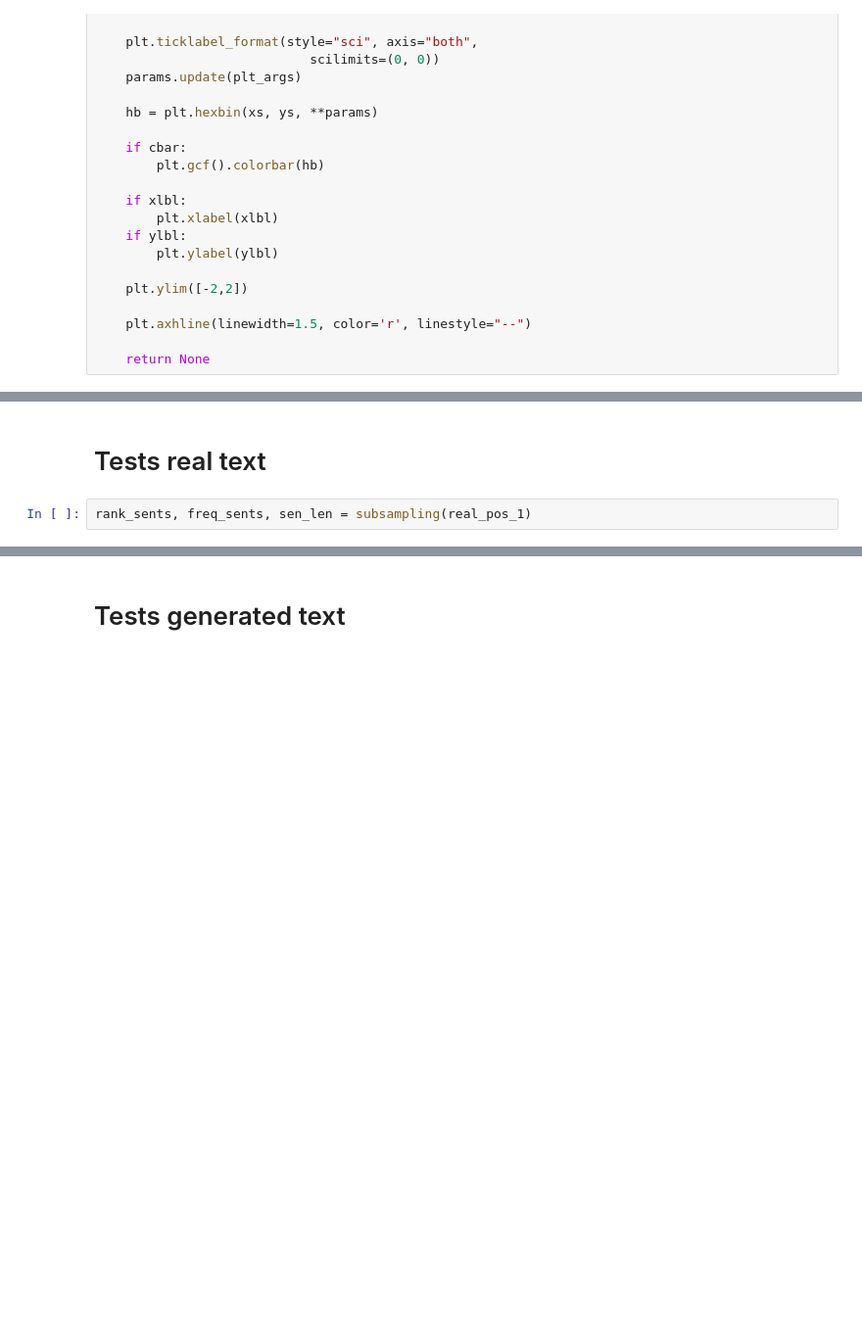
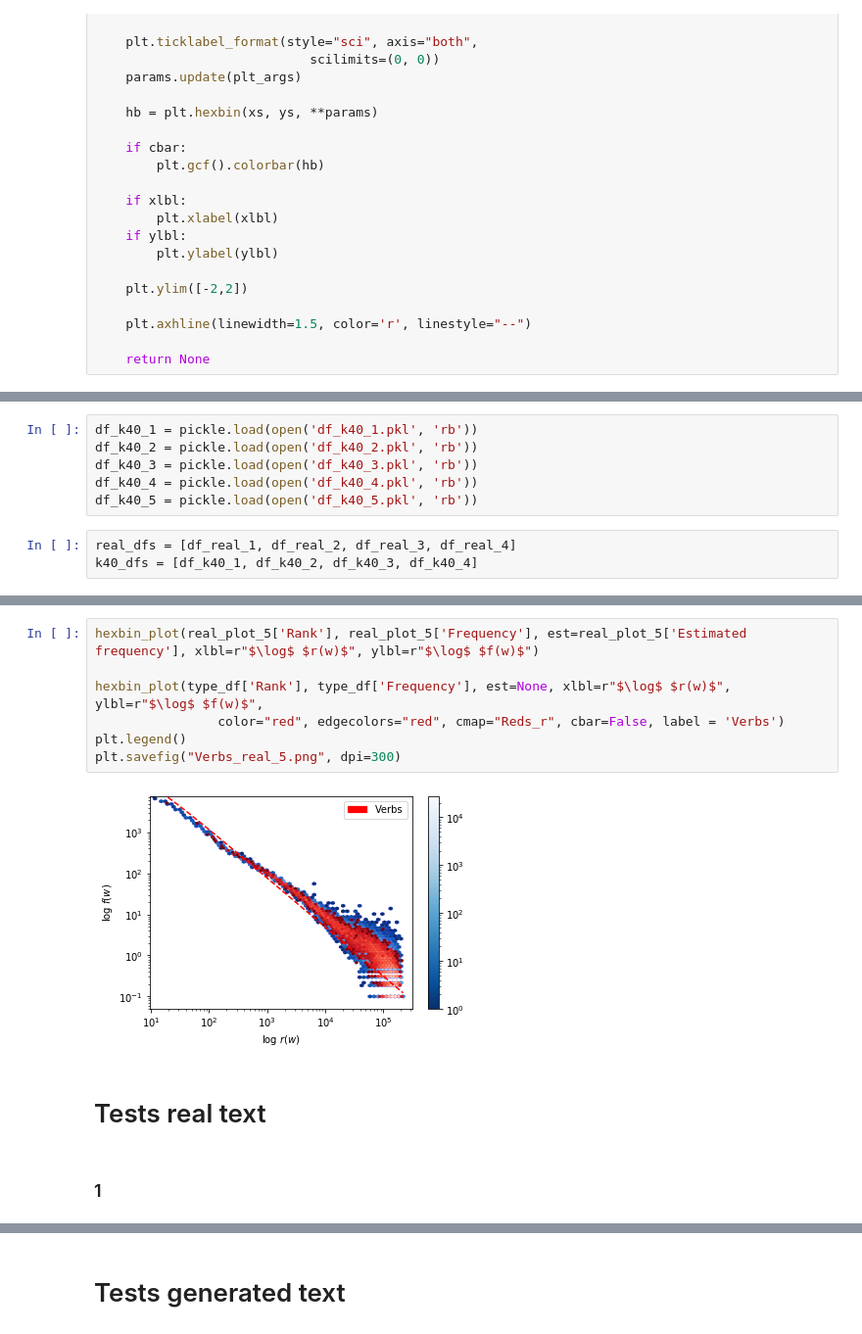
Before and after one commit to remvanthull/Thesis, a Jupyter notebook: LargeLanguageModels.ipynb, the cells around one changed output, grey strips where cells are left out. Shown at 98% size. Drawn from its saved outputs; the diff is of its cells as text; blank space fills up the shorter version.

```diff
--- a/LargeLanguageModels.ipynb
+++ b/LargeLanguageModels.ipynb
@@ -610,0 +790,9 @@ def ranks_freqs(freq_sents, rank_sents, k = 1000000, m = 10, multi = True, sent
+# %%
+df_k40_1 = pickle.load(open('df_k40_1.pkl', 'rb'))
+df_k40_2 = pickle.load(open('df_k40_2.pkl', 'rb'))
+df_k40_3 = pickle.load(open('df_k40_3.pkl', 'rb'))
+df_k40_4 = pickle.load(open('df_k40_4.pkl', 'rb'))
+df_k40_5 = pickle.load(open('df_k40_5.pkl', 'rb'))
+# %%
+real_dfs = [df_real_1, df_real_2, df_real_3, df_real_4]
+k40_dfs = [df_k40_1, df_k40_2, df_k40_3, df_k40_4]
@@ -611,4 +994,13 @@ def ranks_freqs(freq_sents, rank_sents, k = 1000000, m = 10, multi = True, sent
+# %%
+hexbin_plot(real_plot_5['Rank'], real_plot_5['Frequency'], est=real_plot_5['Estimated frequency'], xlbl=r"$\log$ $r(w)$", ylbl=r"$\log$ $f(w)$")
+
+hexbin_plot(type_df['Rank'], type_df['Frequency'], est=None, xlbl=r"$\log$ $r(w)$", ylbl=r"$\log$ $f(w)$",
+                color="red", edgecolors="red", cmap="Reds_r", cbar=False, label = 'Verbs')
+plt.legend()
+plt.savefig("Verbs_real_5.png", dpi=300)
+# %% [output]
+[figure, added]
 # %% [markdown]
 # Tests real text
-# %%
-rank_sents, freq_sents, sen_len = subsampling(real_pos_1)
+# %% [markdown]
+### 1
```
Also changed, not shown: parts of 349 cells of this notebook.
